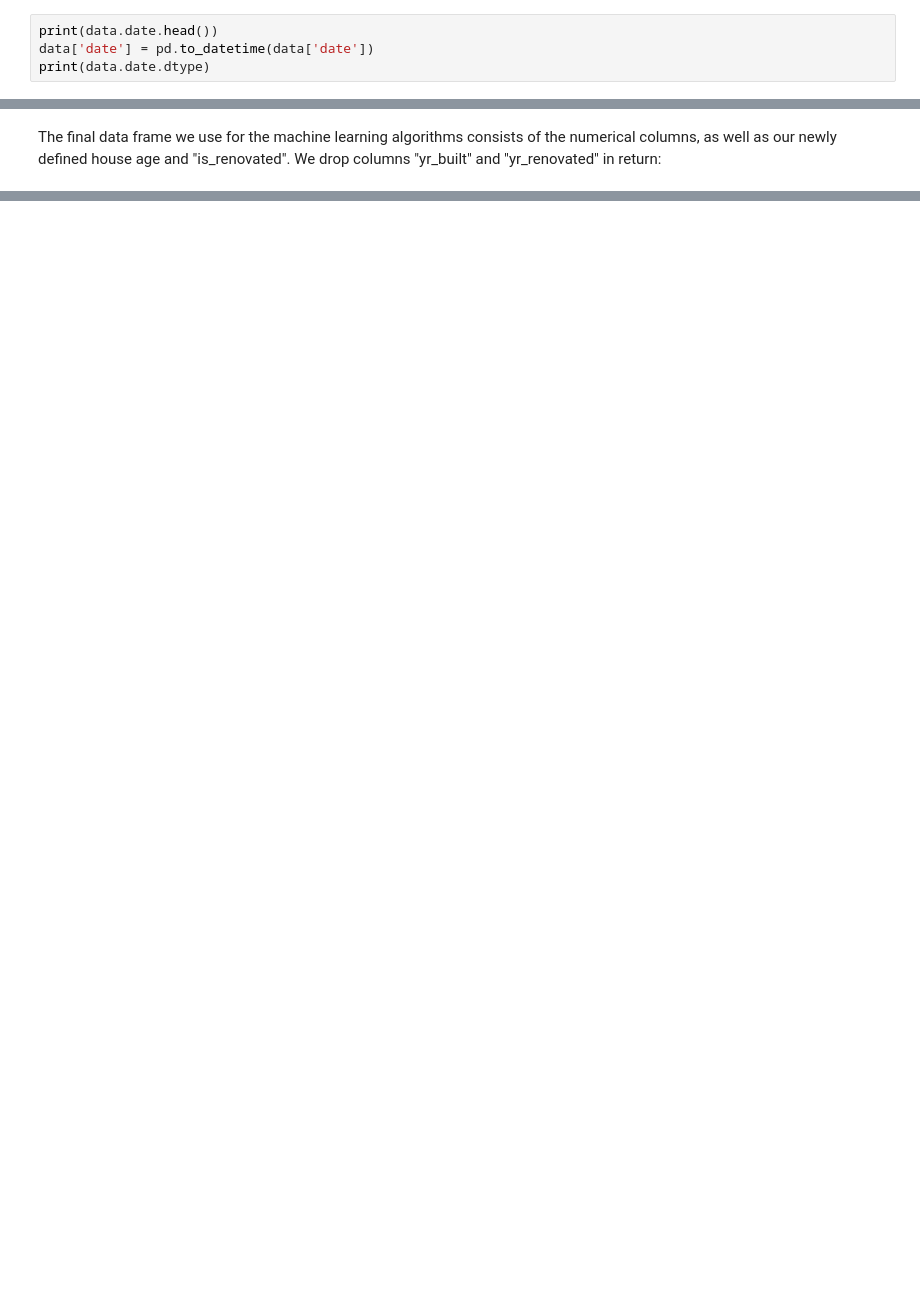
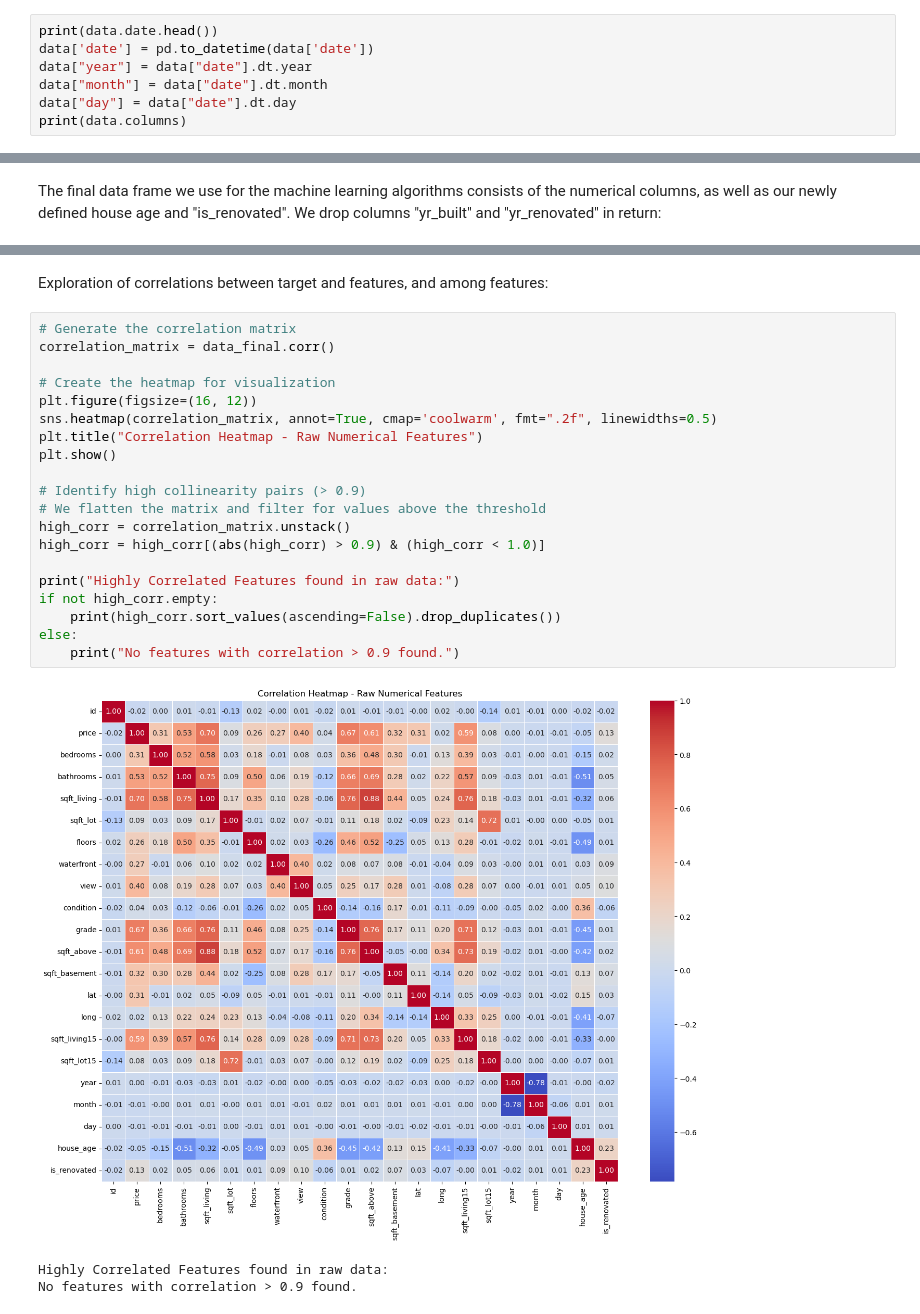
Before and after one commit to gkahl-sudo/house-prices-project-2, a Jupyter notebook: notebooks/01_eda_and_baseline.ipynb, the cells around one changed output, grey strips where cells are left out. Saved outputs shown, nothing was run; the diff lists cells and outputs as text; blank space fills up the shorter version.

```diff
--- a/notebooks/01_eda_and_baseline.ipynb
+++ b/notebooks/01_eda_and_baseline.ipynb
@@ -160,7 +161,10 @@ Let us now convert the "date"-column into an ordinal variable (datetime64):
 # %%
 print(data.date.head())
 data['date'] = pd.to_datetime(data['date'])
-print(data.date.dtype)
+data["year"] = data["date"].dt.year
+data["month"] = data["date"].dt.month
+data["day"] = data["date"].dt.day
+print(data.columns)
 # %% [output]
 0    20141013T000000
 1    20141209T000000
@@ -223,0 +226,26 @@ data_final.head()
+# %% [markdown]
+Exploration of correlations between target and features, and among features:
+# %%
+# Generate the correlation matrix
+correlation_matrix = data_final.corr()
+
+# Create the heatmap for visualization
+plt.figure(figsize=(16, 12))
+sns.heatmap(correlation_matrix, annot=True, cmap='coolwarm', fmt=".2f", linewidths=0.5)
+plt.title("Correlation Heatmap - Raw Numerical Features")
+plt.show()
+
+# Identify high collinearity pairs (> 0.9)
+# We flatten the matrix and filter for values above the threshold
+high_corr = correlation_matrix.unstack()
+high_corr = high_corr[(abs(high_corr) > 0.9) & (high_corr < 1.0)]
+
+print("Highly Correlated Features found in raw data:")
+if not high_corr.empty:
+    print(high_corr.sort_values(ascending=False).drop_duplicates())
+else:
+    print("No features with correlation > 0.9 found.")
+# %% [output]
+[figure, added]
+Highly Correlated Features found in raw data:
+No features with correlation > 0.9 found.
```
Also changed, not shown: parts of 18 cells of this notebook, 1 other file.
